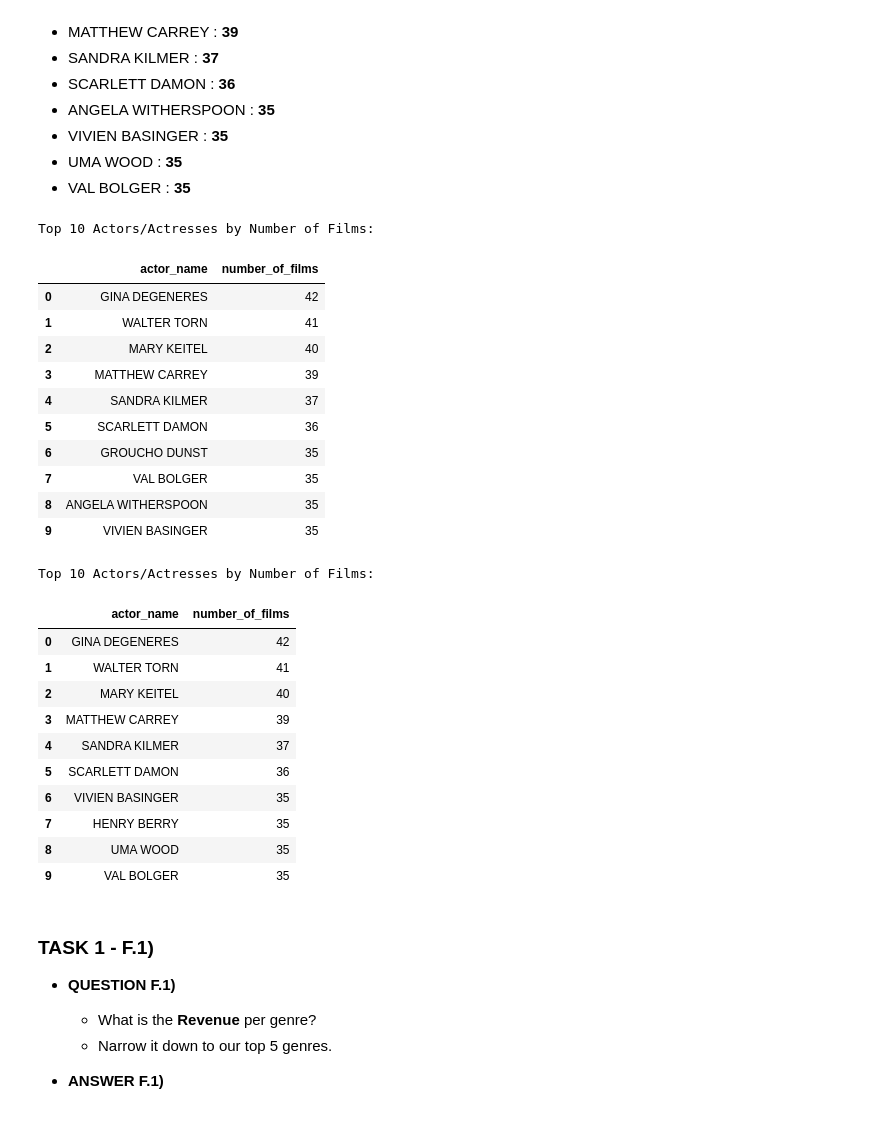
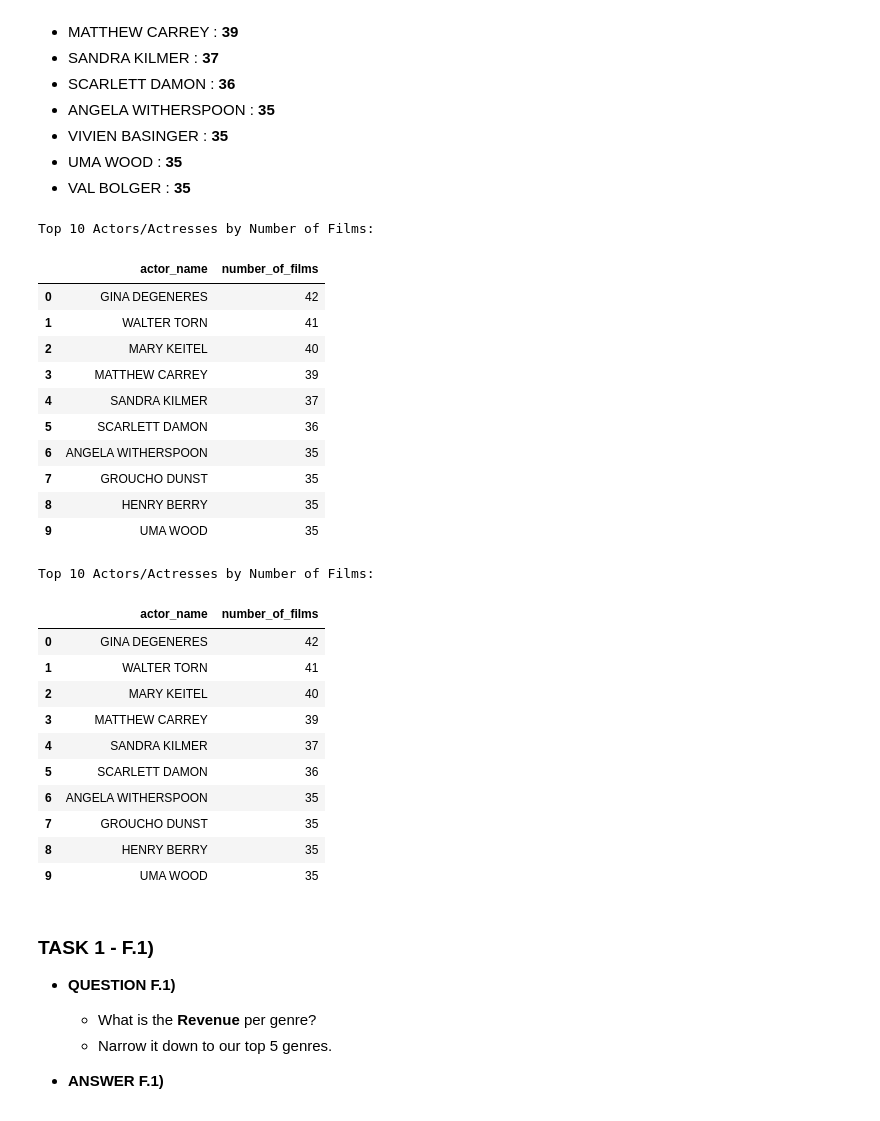
Before and after one commit to JohnnyHyytiainen/lab_sql_DE25_johnny_hyytiainen, a Jupyter notebook: notebooks/lab_sql_sakila_EDA.ipynb, the cells around one changed output. Cells and saved outputs as stored; diff of their text form; code cells hidden in the pictures.

Commit message:
feat: added tiebreaker query task 1 E

```diff
--- a/notebooks/lab_sql_sakila_EDA.ipynb
+++ b/notebooks/lab_sql_sakila_EDA.ipynb
@@ -361,41 +361,42 @@ Top 10 Most Expensive Movies Per Day:
 # %%
 # Kod: Engelska
 # Kommentarer: Svenska
-# Solution 1/2 with SQL query LIMIT
+# Lösning 1/2 with SQL query LIMIT + TIE BREAKER
 query_e = """
 SELECT
     a.first_name || ' ' || a.last_name AS actor_name,
     COUNT(fa.film_id) AS number_of_films
 FROM staging.actor a
-INNER JOIN staging.film_actor fa
+JOIN staging.film_actor fa
     ON a.actor_id = fa.actor_id
 GROUP BY a.actor_id, actor_name
-ORDER BY number_of_films DESC
+ORDER BY
+    number_of_films DESC,
+    actor_name ASC
 LIMIT 10;
 """
-
 df_e = con.sql(query_e).df()
 
 print("Top 10 Actors/Actresses by Number of Films:")
 df_e
 # %% [output]
 Top 10 Actors/Actresses by Number of Films:
 |  | actor_name | number_of_films |
 | 0 | GINA DEGENERES | 42 |
 | 1 | WALTER TORN | 41 |
 | 2 | MARY KEITEL | 40 |
 | 3 | MATTHEW CARREY | 39 |
 | 4 | SANDRA KILMER | 37 |
 | 5 | SCARLETT DAMON | 36 |
-| 6 | GROUCHO DUNST | 35 |
-| 7 | VAL BOLGER | 35 |
-| 8 | ANGELA WITHERSPOON | 35 |
-| 9 | VIVIEN BASINGER | 35 |
+| 6 | ANGELA WITHERSPOON | 35 |
+| 7 | GROUCHO DUNST | 35 |
+| 8 | HENRY BERRY | 35 |
+| 9 | UMA WOOD | 35 |
 # %%
 # Kod: Engelska
 # Kommentarer: Svenska
-# Solution 2/2. Pandas .head(10) function.
-query_e = """
+# Lösning 2/2. Pandas .head(10) function and SQL TIEBREAKER.
+query_ep = """
 SELECT
     a.first_name || ' ' || a.last_name AS actor_name,
     COUNT(fa.film_id) AS number_of_films
@@ -403,13 +404,13 @@ FROM staging.actor a
 INNER JOIN staging.film_actor fa
     ON a.actor_id = fa.actor_id
 GROUP BY a.actor_id, actor_name
-ORDER BY number_of_films DESC
+ORDER BY number_of_films DESC, actor_name ASC
 """
 
-df_e = con.sql(query_e).df()
+df_ep = con.sql(query_ep).df()
 
 print("Top 10 Actors/Actresses by Number of Films:")
-df_e.head(10)
+df_ep.head(10)
 # %% [output]
 Top 10 Actors/Actresses by Number of Films:
 |  | actor_name | number_of_films |
@@ -419,10 +420,10 @@ Top 10 Actors/Actresses by Number of Films:
 | 3 | MATTHEW CARREY | 39 |
 | 4 | SANDRA KILMER | 37 |
 | 5 | SCARLETT DAMON | 36 |
-| 6 | VIVIEN BASINGER | 35 |
-| 7 | HENRY BERRY | 35 |
-| 8 | UMA WOOD | 35 |
-| 9 | VAL BOLGER | 35 |
+| 6 | ANGELA WITHERSPOON | 35 |
+| 7 | GROUCHO DUNST | 35 |
+| 8 | HENRY BERRY | 35 |
+| 9 | UMA WOOD | 35 |
 # %% [markdown]
 ### TASK 1 - F.1)
 - **QUESTION F.1)**
```
Also changed, not shown: parts of 3 cells of this notebook.
